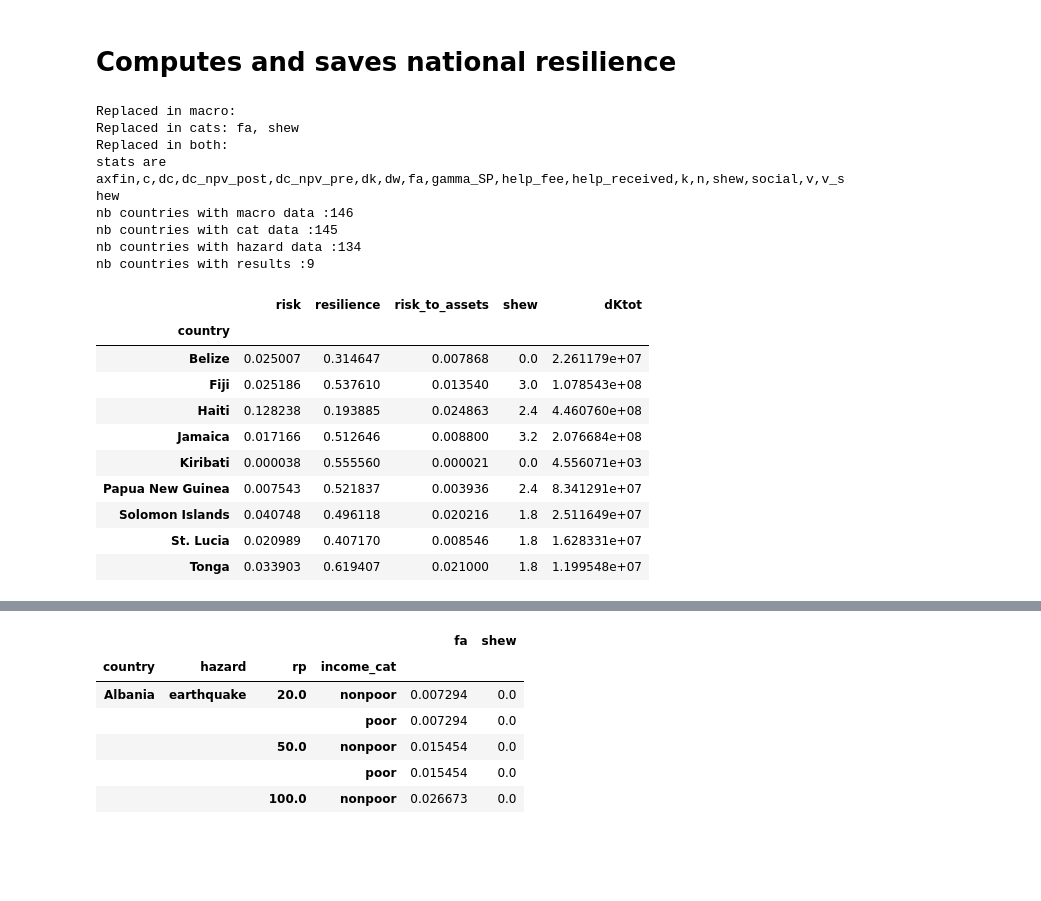
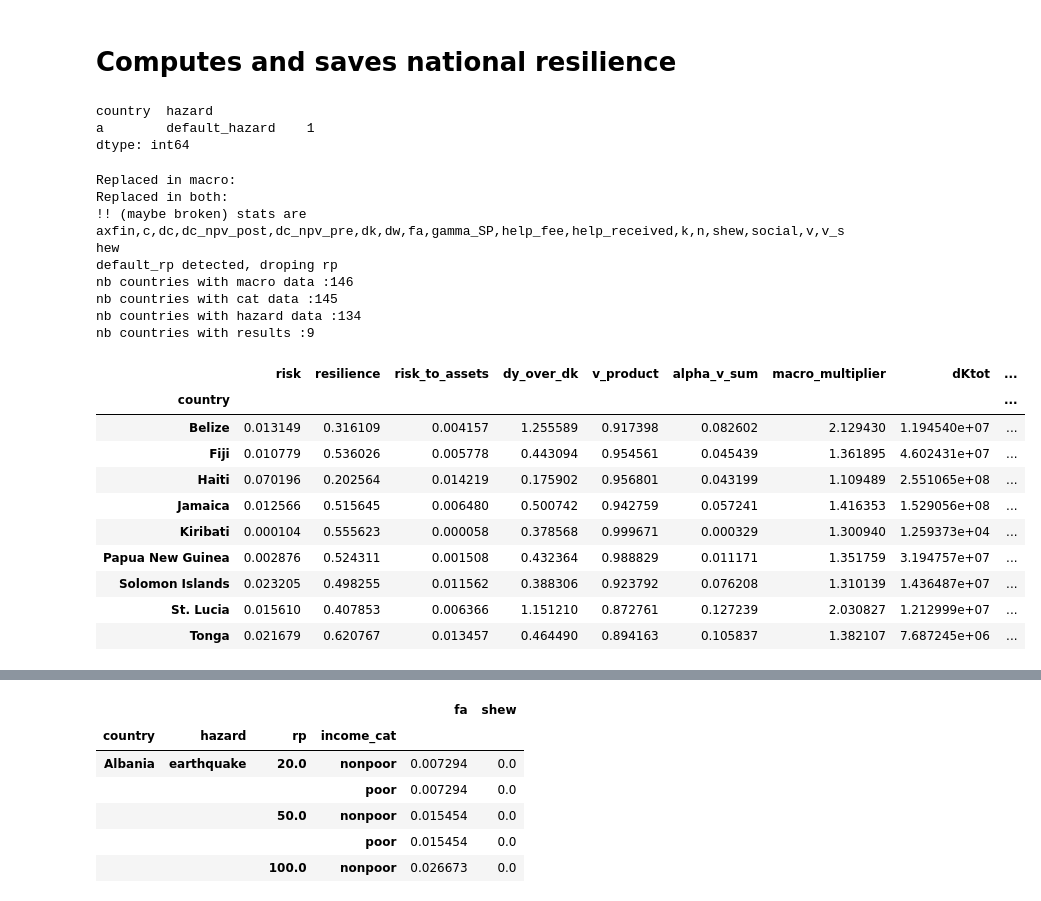
Before and after one commit to julierozz/resilience_indicator_SIDS, a Jupyter notebook: compute_resilience_and_risk.ipynb, the cells around one changed output, grey strips where cells are left out. Cells and saved outputs as stored; diff of their text form; code cells hidden in the pictures; blank space fills up the shorter version.

```diff
--- a/compute_resilience_and_risk.ipynb
+++ b/compute_resilience_and_risk.ipynb
@@ -82,9 +79,16 @@ groups =  pd.read_csv("inputs/income_groups.csv",header =4,index_col=2)
 country_per_gp = groups["Income group"].reset_index().dropna().set_index("Income group").squeeze()
 country_per_rg = groups["Region"].reset_index().dropna().set_index("Region").squeeze()
 country_per_rg;
+# %%
+ pd.Series(1,index=pd.MultiIndex.from_product([["a"],["default_hazard"]],names=["country", "hazard"]))
+# %% [output]
+country  hazard
+a        default_hazard    1
+dtype: int64
 # %%
 # args = dict(hazard_ratios = None)
-args = dict(return_stats=True,hazard_ratios = hazard_ratios)
+#args = dict(return_stats=True,hazard_ratios = hazard_ratios)
+args = dict(return_stats=True)
 # args = dict(hazard_ratios = hazard_ratios.swaplevel("country","hazard").ix["earthquake"])
 #args = dict()
 
@@ -103,24 +107,24 @@ nb_countries_all_results = results["resilience"].dropna().shape[0]
 print("nb countries with results :"+str(nb_countries_all_results))
 # %% [output]
 Replaced in macro:
-Replaced in cats: fa, shew
 Replaced in both:
-stats are axfin,c,dc,dc_npv_post,dc_npv_pre,dk,dw,fa,gamma_SP,help_fee,help_received,k,n,shew,social,v,v_shew
+!! (maybe broken) stats are axfin,c,dc,dc_npv_post,dc_npv_pre,dk,dw,fa,gamma_SP,help_fee,help_received,k,n,shew,social,v,v_shew
+default_rp detected, droping rp
 nb countries with macro data :146
 nb countries with cat data :145
 nb countries with hazard data :134
 nb countries with results :9
 # %%
-results[["risk","resilience","risk_to_assets","shew","dKtot",""]]
+results[["risk","resilience","risk_to_assets","dy_over_dk","v_product","alpha_v_sum","macro_multiplier", "dKtot","T_rebuild_K",'dc_npv_pre',"dc_npv_post"]]
 # %% [output]
-|  | risk | resilience | risk_to_assets | shew | dKtot |
-| country |  |  |  |  |  |
-| Belize | 0.025007 | 0.314647 | 0.007868 | 0.0 | 2.261179e+07 |
-| Fiji | 0.025186 | 0.537610 | 0.013540 | 3.0 | 1.078543e+08 |
-| Haiti | 0.128238 | 0.193885 | 0.024863 | 2.4 | 4.460760e+08 |
-| Jamaica | 0.017166 | 0.512646 | 0.008800 | 3.2 | 2.076684e+08 |
-| Kiribati | 0.000038 | 0.555560 | 0.000021 | 0.0 | 4.556071e+03 |
-| Papua New Guinea | 0.007543 | 0.521837 | 0.003936 | 2.4 | 8.341291e+07 |
-| Solomon Islands | 0.040748 | 0.496118 | 0.020216 | 1.8 | 2.511649e+07 |
-| St. Lucia | 0.020989 | 0.407170 | 0.008546 | 1.8 | 1.628331e+07 |
-| Tonga | 0.033903 | 0.619407 | 0.021000 | 1.8 | 1.199548e+07 |
+|  | risk | resilience | risk_to_assets | dy_over_dk | v_product | alpha_v_sum | macro_multiplier | dKtot | ... |
+| country |  |  |  |  |  |  |  |  | ... |
+| Belize | 0.013149 | 0.316109 | 0.004157 | 1.255589 | 0.917398 | 0.082602 | 2.129430 | 1.194540e+07 | ... |
+| Fiji | 0.010779 | 0.536026 | 0.005778 | 0.443094 | 0.954561 | 0.045439 | 1.361895 | 4.602431e+07 | ... |
+| Haiti | 0.070196 | 0.202564 | 0.014219 | 0.175902 | 0.956801 | 0.043199 | 1.109489 | 2.551065e+08 | ... |
+| Jamaica | 0.012566 | 0.515645 | 0.006480 | 0.500742 | 0.942759 | 0.057241 | 1.416353 | 1.529056e+08 | ... |
+| Kiribati | 0.000104 | 0.555623 | 0.000058 | 0.378568 | 0.999671 | 0.000329 | 1.300940 | 1.259373e+04 | ... |
+| Papua New Guinea | 0.002876 | 0.524311 | 0.001508 | 0.432364 | 0.988829 | 0.011171 | 1.351759 | 3.194757e+07 | ... |
+| Solomon Islands | 0.023205 | 0.498255 | 0.011562 | 0.388306 | 0.923792 | 0.076208 | 1.310139 | 1.436487e+07 | ... |
+| St. Lucia | 0.015610 | 0.407853 | 0.006366 | 1.151210 | 0.872761 | 0.127239 | 2.030827 | 1.212999e+07 | ... |
+| Tonga | 0.021679 | 0.620767 | 0.013457 | 0.464490 | 0.894163 | 0.105837 | 1.382107 | 7.687245e+06 | ... |
```
Also changed, not shown: parts of 5 cells of this notebook, 7 other files.
